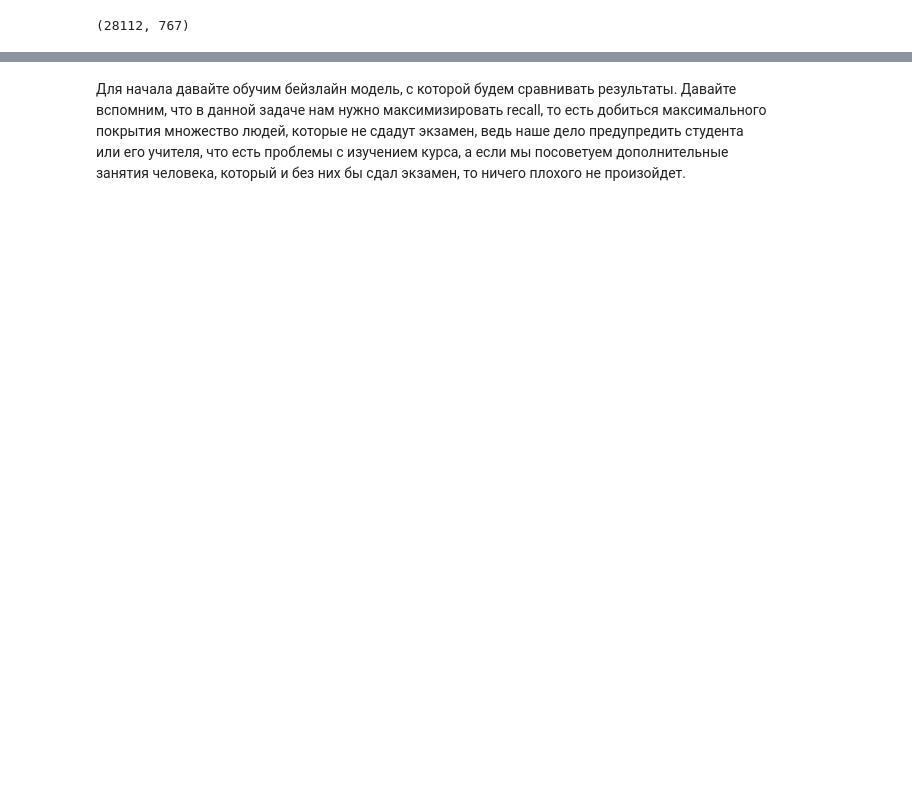
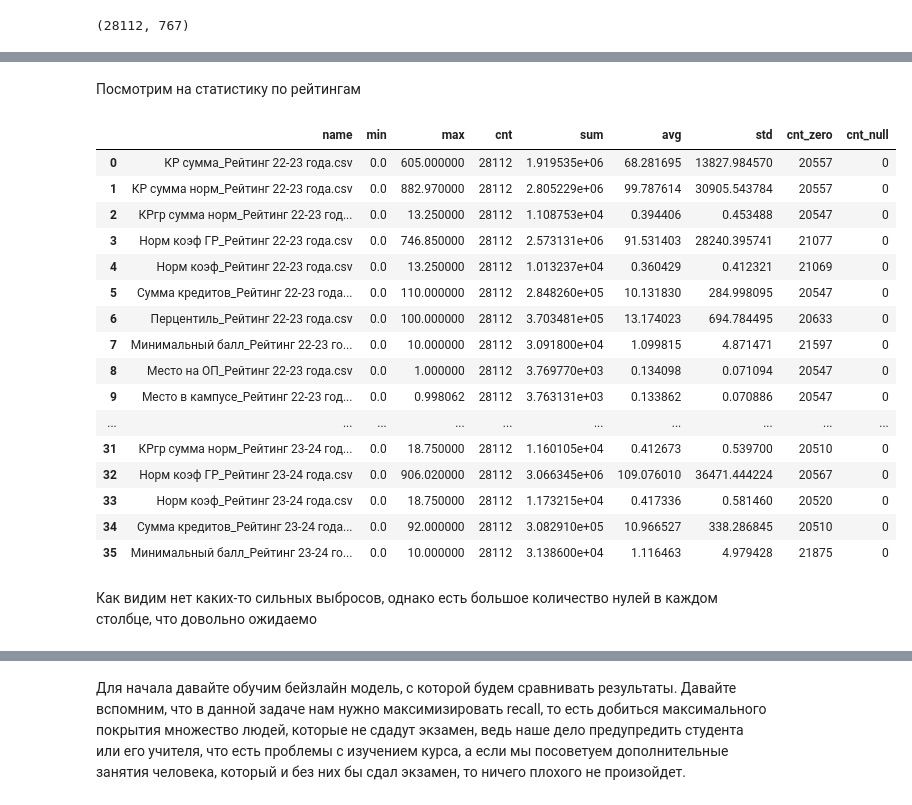
Before and after one commit to inokamilyanin/course-work-3, a Jupyter notebook: notebook.ipynb, the cells around one changed output, grey strips where cells are left out. Cells and saved outputs as stored; diff of their text form; code cells hidden in the pictures; blank space fills up the shorter version.

```diff
--- a/notebook.ipynb
+++ b/notebook.ipynb
@@ -325,0 +378,32 @@ filtered_df.shape
+# %%
+# Оценки в целом
+grades_overall_columns = [
+    "Средняя оценка_Рейтинг 21-22 года.csv",
+    "Средняя оценка_Рейтинг 22-23 года.csv",
+    "Средняя оценка_Рейтинг 23-24 года.csv",
+]
+
+def get_grades_mean(row):
+    non_zero_values = row[row != 0]
+    return non_zero_values.mean() if not non_zero_values.empty else 0.0
+
+def last_non_zero_value(row):
+    non_zero_values = row[row != 0]
+    return non_zero_values.iloc[-1] if not non_zero_values.empty else 0.0
+
+def variance_non_zero(row):
+    non_zero_values = row[row != 0]
+    var = non_zero_values.var() if not non_zero_values.empty else 0.0
+    return var if var != np.nan else 0.0
+
+def get_grades_min(row):
+    non_zero_values = row[row != 0]
+    return non_zero_values.min() if not non_zero_values.empty else 0.0
+
+
+final_df['grader_overall_mean'] = filtered_df[grades_overall_columns].apply(last_non_zero_value, axis=1)
+final_df['last_non_zero'] = filtered_df[grades_overall_columns].apply(last_non_zero_value, axis=1)
+final_df['variance_non_zero'] = filtered_df[grades_overall_columns].apply(variance_non_zero, axis=1).fillna(0.0)
+final_df['min_non_zero'] = filtered_df[grades_overall_columns].apply(get_grades_min, axis=1)
+
+final_df.head()
@@ -325,0 +459,35 @@ filtered_df.shape
+# %% [markdown]
+Посмотрим на статистику по рейтингам
+# %%
+table = []
+for col in ratings_overall_columns:
+    mi = final_df[col].min()
+    ma = final_df[col].max()
+    cnt = final_df[col].apply(lambda x: x != np.nan).sum()
+    su = final_df[col].sum()
+    cnt_zero = final_df[col].apply(lambda x: x == 0).sum()
+    cnt_null = final_df[col].apply(lambda x: x == np.nan).sum()
+    table.append([col, mi, ma, cnt, su, su / cnt, final_df[col].var(), cnt_zero , cnt_null])
+
+df = pd.DataFrame(table, columns=["name", "min", "max", "cnt", "sum", "avg", "std", "cnt_zero", "cnt_null"])
+df.head(36)
+# %% [output]
+|  | name | min | max | cnt | sum | avg | std | cnt_zero | cnt_null |
+| 0 | КР сумма_Рейтинг 22-23 года.csv | 0.0 | 605.000000 | 28112 | 1.919535e+06 | 68.281695 | 13827.984570 | 20557 | 0 |
+| 1 | КР сумма норм_Рейтинг 22-23 года.csv | 0.0 | 882.970000 | 28112 | 2.805229e+06 | 99.787614 | 30905.543784 | 20557 | 0 |
+| 2 | КРгр сумма норм_Рейтинг 22-23 год... | 0.0 | 13.250000 | 28112 | 1.108753e+04 | 0.394406 | 0.453488 | 20547 | 0 |
+| 3 | Норм коэф ГР_Рейтинг 22-23 года.csv | 0.0 | 746.850000 | 28112 | 2.573131e+06 | 91.531403 | 28240.395741 | 21077 | 0 |
+| 4 | Норм коэф_Рейтинг 22-23 года.csv | 0.0 | 13.250000 | 28112 | 1.013237e+04 | 0.360429 | 0.412321 | 21069 | 0 |
+| 5 | Сумма кредитов_Рейтинг 22-23 года... | 0.0 | 110.000000 | 28112 | 2.848260e+05 | 10.131830 | 284.998095 | 20547 | 0 |
+| 6 | Перцентиль_Рейтинг 22-23 года.csv | 0.0 | 100.000000 | 28112 | 3.703481e+05 | 13.174023 | 694.784495 | 20633 | 0 |
+| 7 | Минимальный балл_Рейтинг 22-23 го... | 0.0 | 10.000000 | 28112 | 3.091800e+04 | 1.099815 | 4.871471 | 21597 | 0 |
+| 8 | Место на ОП_Рейтинг 22-23 года.csv | 0.0 | 1.000000 | 28112 | 3.769770e+03 | 0.134098 | 0.071094 | 20547 | 0 |
+| 9 | Место в кампусе_Рейтинг 22-23 год... | 0.0 | 0.998062 | 28112 | 3.763131e+03 | 0.133862 | 0.070886 | 20547 | 0 |
+| ... | ... | ... | ... | ... | ... | ... | ... | ... | ... |
+| 31 | КРгр сумма норм_Рейтинг 23-24 год... | 0.0 | 18.750000 | 28112 | 1.160105e+04 | 0.412673 | 0.539700 | 20510 | 0 |
+| 32 | Норм коэф ГР_Рейтинг 23-24 года.csv | 0.0 | 906.020000 | 28112 | 3.066345e+06 | 109.076010 | 36471.444224 | 20567 | 0 |
+| 33 | Норм коэф_Рейтинг 23-24 года.csv | 0.0 | 18.750000 | 28112 | 1.173215e+04 | 0.417336 | 0.581460 | 20520 | 0 |
+| 34 | Сумма кредитов_Рейтинг 23-24 года... | 0.0 | 92.000000 | 28112 | 3.082910e+05 | 10.966527 | 338.286845 | 20510 | 0 |
+| 35 | Минимальный балл_Рейтинг 23-24 го... | 0.0 | 10.000000 | 28112 | 3.138600e+04 | 1.116463 | 4.979428 | 21875 | 0 |
+# %% [markdown]
+Как видим нет каких-то сильных выбросов, однако есть большое количество нулей в каждом столбце, что довольно ожидаемо
```
Also changed, not shown: parts of 35 cells of this notebook, 1 other file.
